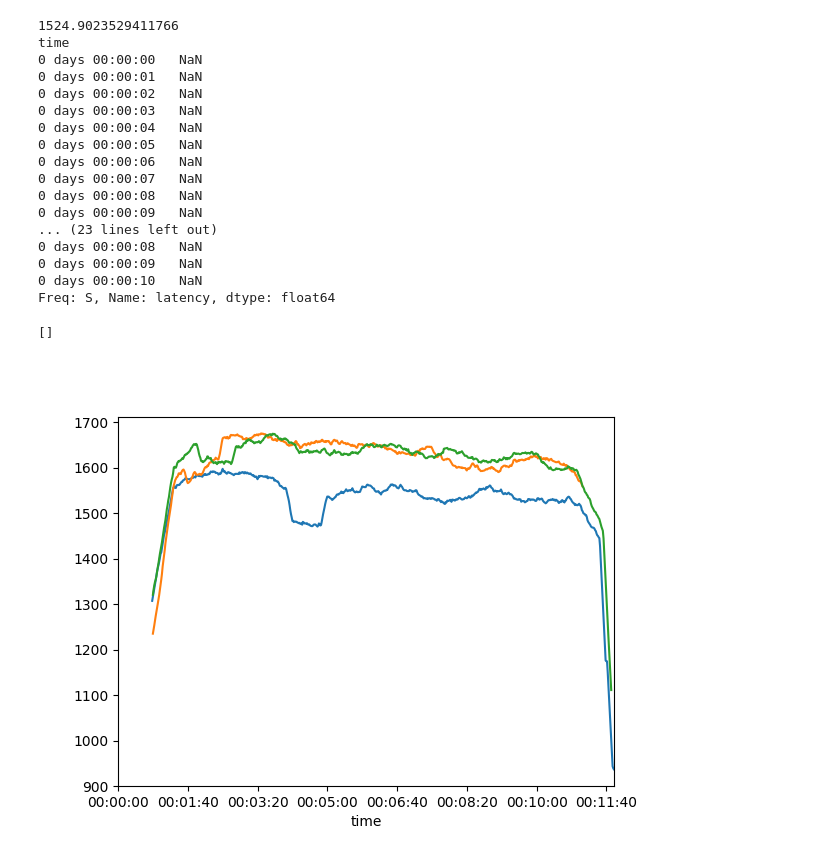
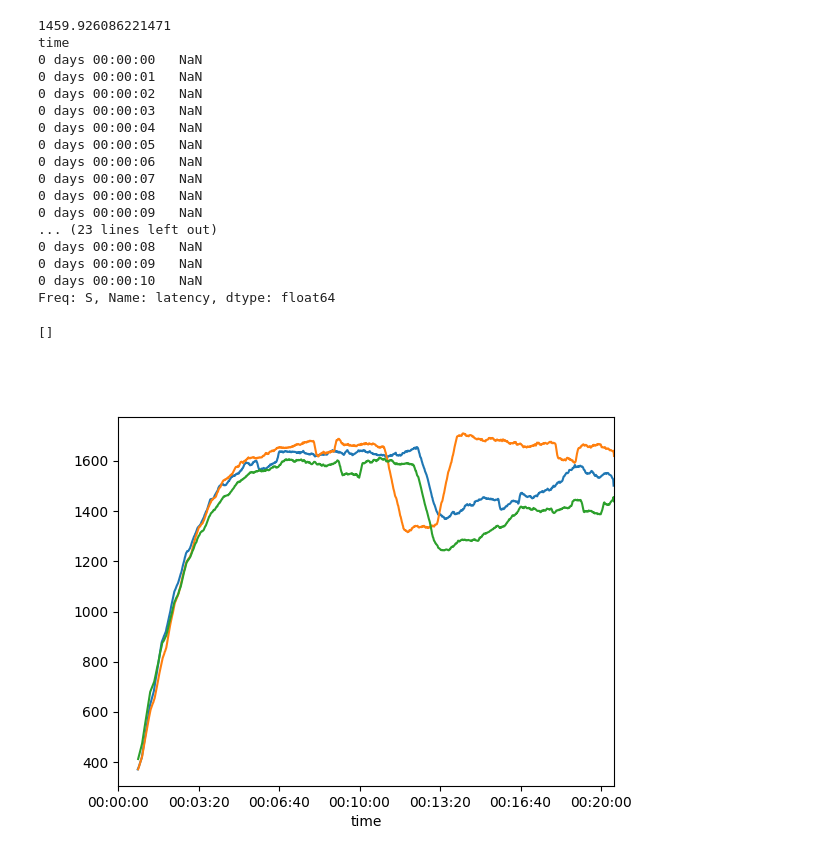
Before and after one commit to Corgam/mongo_benchmark, a Jupyter notebook: data_analysis/throughput_start_all_average.ipynb, the cells around one changed output. Saved outputs shown, nothing was run; the diff lists cells and outputs as text; code cells hidden in the pictures.

```diff
--- a/data_analysis/throughput_start_all_average.ipynb
+++ b/data_analysis/throughput_start_all_average.ipynb
@@ -22,16 +22,16 @@ import datetime
 from datetime import timedelta
 import numpy as np
 DATA_PATH0_1 = "Results_benchmark_start1\Sorted_Results11_Shards1_07-02-2022_16-52-42.txt.csv"
-DATA_PATH0_2 = "Results_benchmark_start2"
-DATA_PATH0_3 = "Results_benchmark_start3"
+DATA_PATH0_2 = "Results_benchmark_start2\Sorted_Results14_Shards1_07-02-2022_20-26-38.txt.csv"
+DATA_PATH0_3 = "Results_benchmark_start3\Sorted_Results17_Shards1_08-02-2022_00-48-03.txt.csv"
 
 DATA_PATH2_1 = "Results_benchmark_start1\Sorted_Results9_Shards2_07-02-2022_13-42-32.txt.csv"
-DATA_PATH2_2 = "Results_benchmark_start2"
-DATA_PATH2_3 = "Results_benchmark_start3"
+DATA_PATH2_2 = "Results_benchmark_start2\Sorted_Results12_Shards2_07-02-2022_18-42-53.txt.csv"
+DATA_PATH2_3 = "Results_benchmark_start3\Sorted_Results15_Shards2_07-02-2022_23-07-49.txt.csv"
 
 DATA_PATH3_1 = "Results_benchmark_start1\Sorted_Results10_Shards3_07-02-2022_14-58-06.txt.csv"
-DATA_PATH3_2 = "Results_benchmark_start2"
-DATA_PATH3_3 = "Results_benchmark_start3"
+DATA_PATH3_2 = "Results_benchmark_start2\Sorted_Results13_Shards3_07-02-2022_19-39-33.txt.csv"
+DATA_PATH3_3 = "Results_benchmark_start3\Sorted_Results16_Shards3_07-02-2022_23-52-46.txt.csv"
 # %%
 # 2 Shards
 
@@ -107,8 +107,8 @@ df3_1: pd.DataFrame = pd.read_csv(DATA_PATH3_1)
 df_responses3_1 = df3_1[df3_1.action == "ReceivedResponse"]
 df_responses3_1 = df_responses3_1[["time","latency"]]
 df_responses3_1["time"] = pd.to_datetime(df_responses3_1["time"])
-# Start: 2022-02-06 14:54:30.959190
-df_responses3_1["time"] = df_responses3_1["time"].apply(lambda x: x-datetime.datetime(2022, 2, 6,14,54,32,290745))
+# Start: 2022-02-07 13:37:32.811808
+df_responses3_1["time"] = df_responses3_1["time"].apply(lambda x: x-datetime.datetime(2022,2,7,13,37,34,85351))
 df_responses3_1 = df_responses3_1.set_index("time")
 seconds3_1 = df_responses3_1.latency.resample("S").count()
 seconds3_1 = seconds3_1.rolling(50).mean()
@@ -122,8 +122,8 @@ df3_2: pd.DataFrame = pd.read_csv(DATA_PATH3_2)
 df_responses3_2 = df3_2[df3_2.action == "ReceivedResponse"]
 df_responses3_2 = df_responses3_2[["time","latency"]]
 df_responses3_2["time"] = pd.to_datetime(df_responses3_2["time"])
-# Start: 2022-02-06 16:57:55.438131
-df_responses3_2["time"] = df_responses3_2["time"].apply(lambda x: x-datetime.datetime(2022, 2, 6,16,57,55,438131+313715))
+# Start: 2022-02-07 18:18:58.777441
+df_responses3_2["time"] = df_responses3_2["time"].apply(lambda x: x-datetime.datetime(2022,2,7,18,18,58,777441 + 200049 ))
 df_responses3_2 = df_responses3_2.set_index("time")
 seconds3_2 = df_responses3_2.latency.resample("S").count()
 seconds3_2 = seconds3_2.rolling(50).mean()
@@ -135,37 +135,37 @@ ax2.plot()
 df3_3: pd.DataFrame = pd.DataFrame()
 df3_3: pd.DataFrame = pd.read_csv(DATA_PATH3_3)
 df_responses3_3 = df3_3[df3_3.action == "ReceivedResponse"]
 df_responses3_3 = df_responses3_3[["time","latency"]]
 df_responses3_3["time"] = pd.to_datetime(df_responses3_3["time"])
-# Start: 2022-02-06 21:26:11.309608
-df_responses3_3["time"] = df_responses3_3["time"].apply(lambda x: x-datetime.datetime(2022, 2, 6,21,26,11,309608+196212))
+# Start: 2022-02-07 22:32:12.582604
+df_responses3_3["time"] = df_responses3_3["time"].apply(lambda x: x-datetime.datetime(2022,2,7,22,32,12,582604 + 205450))
 df_responses3_3 = df_responses3_3.set_index("time")
 seconds3_3 = df_responses3_3.latency.resample("S").count()
 seconds3_3 = seconds3_3.rolling(50).mean()
 print(seconds3_3.mean())
 print(seconds3_3.head(10))
 ax3 = seconds3_3.plot(label="No Shards")
 ax3.plot()
 # %% [output]
-1524.9023529411766
+1459.926086221471
 time
 0 days 00:00:00   NaN
 0 days 00:00:01   NaN
 0 days 00:00:02   NaN
 0 days 00:00:03   NaN
 0 days 00:00:04   NaN
 0 days 00:00:05   NaN
 0 days 00:00:06   NaN
 0 days 00:00:07   NaN
 0 days 00:00:08   NaN
 0 days 00:00:09   NaN
 ... (23 lines left out)
 0 days 00:00:08   NaN
 0 days 00:00:09   NaN
 0 days 00:00:10   NaN
 Freq: S, Name: latency, dtype: float64
 []
-[figure, old version]
+[figure, new version]
 # %%
 # 0 Shards
 plt.clf()
```
Also changed, not shown: parts of 4 cells of this notebook, 7 other files.
